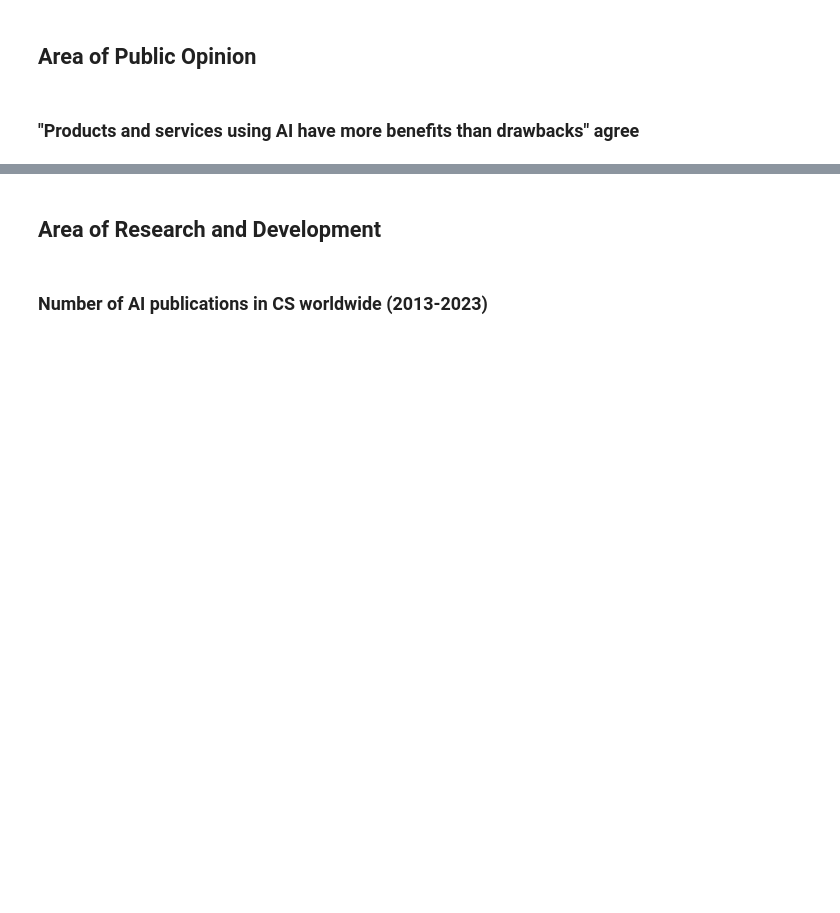
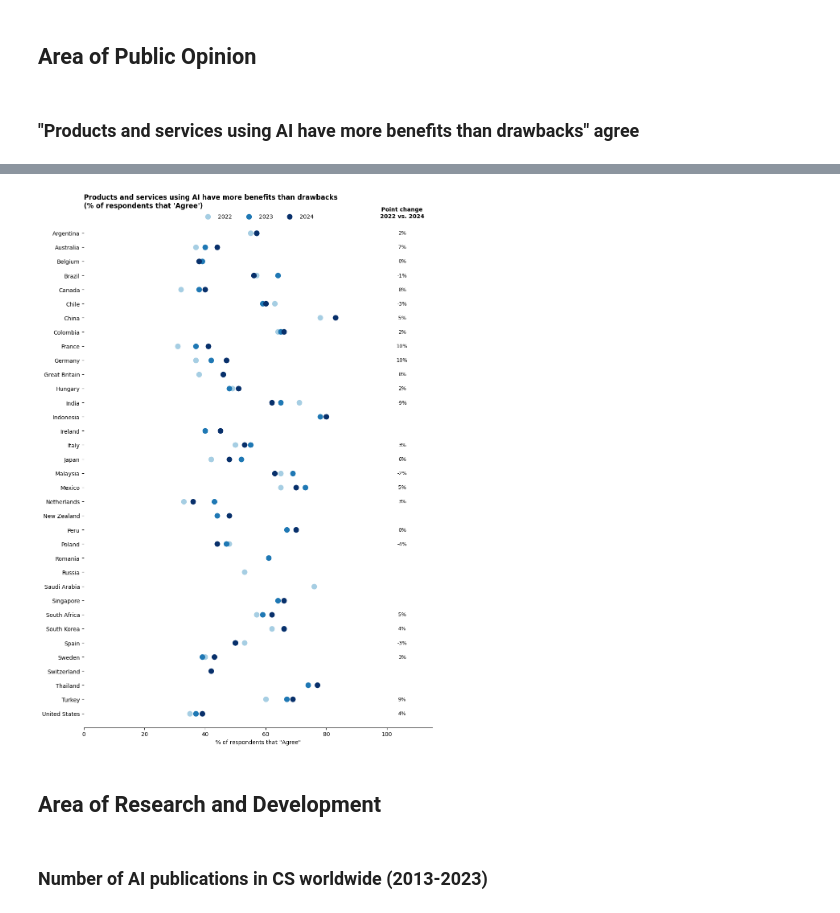
Before and after one commit to Alit54/UniMi---Scientific-Visualization, a Jupyter notebook: simo-charts.ipynb, the cells around one changed output, grey strips where cells are left out. Saved outputs shown, nothing was run; the diff lists cells and outputs as text; code cells hidden in the pictures; blank space fills up the shorter version.

Commit message:
Added some charts

```diff
--- a/simo-charts.ipynb
+++ b/simo-charts.ipynb
@@ -8,4 +8,5 @@ import matplotlib.pyplot as plt
 # %% [markdown]
 ### "Products and services using AI have more benefits than drawbacks" agree
 # %%
-# TODO (812)
+df = pd.read_csv("datasets/public-opinion/data/fig-812.csv")
+df
@@ -12,3 +27,63 @@ import matplotlib.pyplot as plt
+# %%
+df.columns = df.columns.str.strip()
+df['Country'] = df['Country'].str.strip()
+
+def clean_pct(x):
+    if isinstance(x, str):
+        return float(x.replace('%', ''))
+    return float(x)
+df['Value'] = df['% of respondents that "Agree"'].apply(clean_pct)
+
+years_mask = df['Year'].isin(['2022', '2023', '2024'])
+df_years = df[years_mask].copy()
+df_change = df[~years_mask].copy()
+
+df_plot = df_years.pivot(index='Country', columns='Year', values='Value')
+
+df_change = df_change.set_index('Country')['Value']
+df_plot['Change'] = df_change
+
+df_plot = df_plot.sort_index(ascending=False)
+
+fig, ax = plt.subplots(figsize=(10, 14))
+
+countries = df_plot.index
+y_pos = range(len(countries))
+ax.set_ylim(-1, len(countries))
+ax.set_xlim(0, 115)
+
+#ax.hlines(y=y_pos, xmin=0, xmax=100, color='gray', alpha=0.2, linewidth=1, zorder=1)
+
+ax.scatter(df_plot['2022'], y_pos, color='#a6cee3', label='2022', s=80, zorder=3)
+ax.scatter(df_plot['2023'], y_pos, color='#1f78b4', label='2023', s=80, zorder=3)
+ax.scatter(df_plot['2024'], y_pos, color='#08306b', label='2024', s=80, zorder=3)
+
+ax.set_yticks(y_pos)
+ax.set_yticklabels(countries, fontsize=10)
+
+ax.text(105, len(countries), 'Point change\n2022 vs. 2024',
+        fontsize=10, fontweight='bold', ha='center', va='bottom')
+
+for i, (country, row) in enumerate(df_plot.iterrows()):
+    change = row['Change']
+    if pd.notna(change):
+        text_label = f"{change:.0f}%"
+        ax.text(105, i, text_label, ha='center', va='center', fontsize=9, color='black')
+
+ax.set_xlabel('% of respondents that "Agree"')
+ax.set_title("Products and services using AI have more benefits than drawbacks\n(% of respondents that 'Agree')",
+             loc='left', fontsize=12, fontweight='bold', pad=20)
+
+ax.legend(loc='upper center', bbox_to_anchor=(0.5, 1.02), ncol=3, frameon=False)
+
+ax.spines['top'].set_visible(False)
+ax.spines['right'].set_visible(False)
+ax.spines['left'].set_visible(False)
+
+plt.tight_layout()
+plt.show()
+# %% [output]
+[figure, added]
 # %% [markdown]
 ## Area of Research and Development
 # %% [markdown]
```
Also changed, not shown: parts of 24 cells of this notebook.
